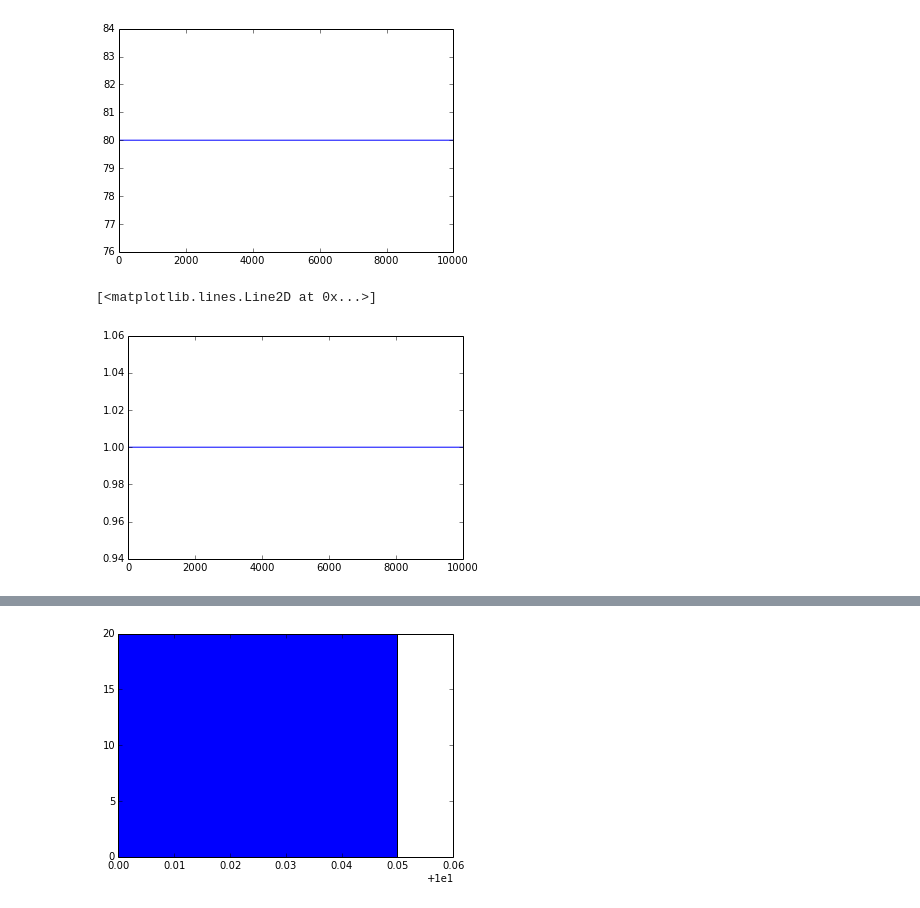
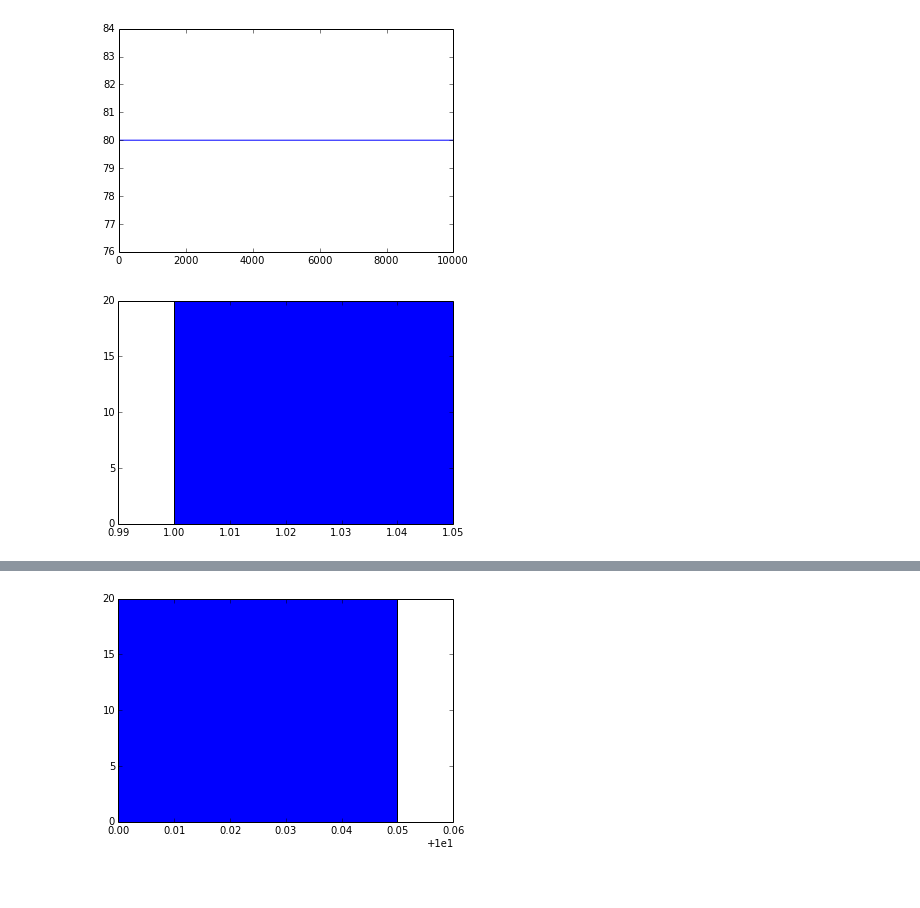
Before and after one commit to alvise30/Alvis_Sanabria_hw8, a Jupyter notebook: Alvis_Sanabria_hw8-1/Alvis_Sanabria_hw8-1.ipynb, the cells around one changed output, grey strips where cells are left out. Cells and saved outputs as stored; diff of their text form; code cells hidden in the pictures.

```diff
--- a/Alvis_Sanabria_hw8-1/Alvis_Sanabria_hw8-1.ipynb
+++ b/Alvis_Sanabria_hw8-1/Alvis_Sanabria_hw8-1.ipynb
@@ -83,7 +83,7 @@ for i in range(n_iterations):
         beta = random.random()
         if(beta<=alpha):
             r0_walk = append(r0_walk,r0_prime)
-            r1_walk = append(r1_walk, r1_prime)
+            r1_walk = append(r1_walk, r0_prime)
             m_walk = append(m_walk,m_prime)
             phi_walk = append(phi_walk,phi_prime)
             x_walk = append(x_walk, x_prime)
@@ -91,7 +91,7 @@ for i in range(n_iterations):
             l_walk = append(l_walk, l_prime)
         else:
             r0_walk = append(r0_walk,r0_walk[i])
-            r1_walk = append(r1_walk, r1_walk[i])
+            r1_walk = append(r1_walk, r0_walk[i])
             m_walk = append(m_walk,m_walk[i])
             phi_walk = append(phi_walk,phi_walk[i])
             x_walk = append(x_walk, x_walk[i])
@@ -119,8 +119,6 @@ plot(r0_walk)
 [<matplotlib.lines.Line2D at 0x...>]
 [figure]
 # %%
-#count, bins, ignored =plt.hist(r1_walk, 20, normed=True)
-plot(r1_walk)
+count, bins, ignored =plt.hist(r1_walk, 20, normed=True)
 # %% [output]
-[<matplotlib.lines.Line2D at 0x...>]
-[figure, old version]
+[figure, new version]
```
Also changed, not shown: parts of 3 cells of this notebook.
